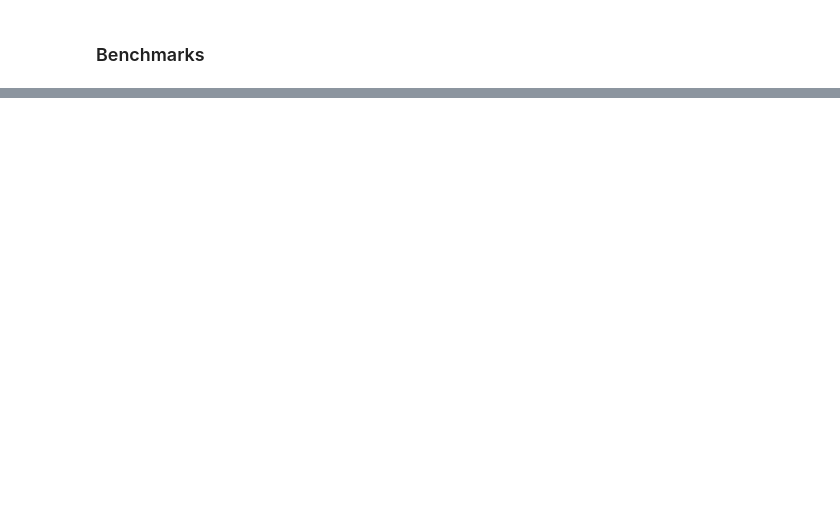
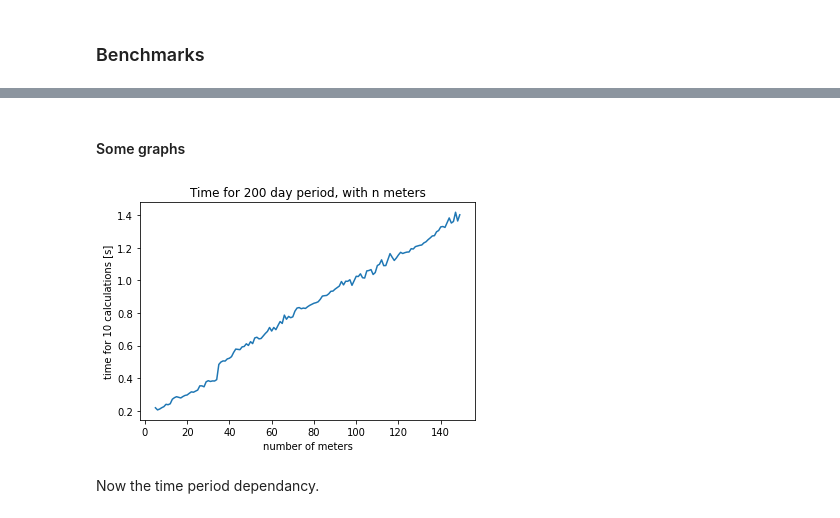
Before and after one commit to brmdv/assessment-gorilla, a Jupyter notebook: Assessment.ipynb, the cells around one changed output, grey strips where cells are left out. Cells and saved outputs as stored; diff of their text form; code cells hidden in the pictures; blank space fills up the shorter version.

```diff
--- a/Assessment.ipynb
+++ b/Assessment.ipynb
@@ -502,0 +580,2 @@ generate_consumption(test_meters, "2020-01-01", "2024-12-31")
+# %% [markdown]
+#### Some graphs
@@ -502,0 +587,24 @@ generate_consumption(test_meters, "2020-01-01", "2024-12-31")
+# %%
+meter_lists = [generate_meters(n) for n in range(5, 150)]
+first_day = rates.Date.min().date()
+consumption_lists = [
+    generate_consumption(meters, str(first_day), str(first_day + timedelta(days=200)))
+    for meters in meter_lists
+]
+# %%
+times_per_meter_n = []
+for meter, cons in zip(meter_lists, consumption_lists):
+    start=time()
+    for _ in range(10): calculate_transporation_cost(meter, cons)
+    stop=time()
+    times_per_meter_n.append(stop-start)
+# %%
+plt.plot(arange(5,150), times_per_meter_n)
+plt.xlabel("number of meters")
+plt.ylabel("time for 10 calculations [s]")
+plt.title("Time for 200 day period, with n meters")
+plt.show()
+# %% [output]
+[figure, added]
+# %% [markdown]
+Now the time period dependancy.
```
Also changed, not shown: parts of 28 cells of this notebook.
